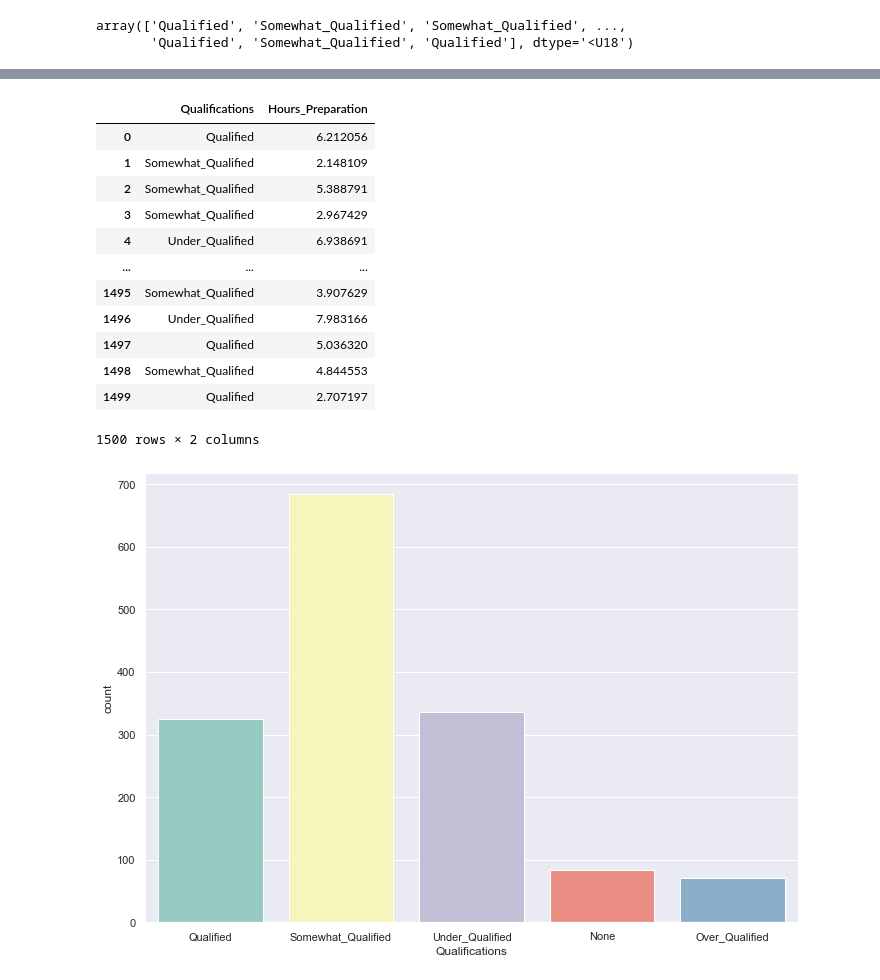
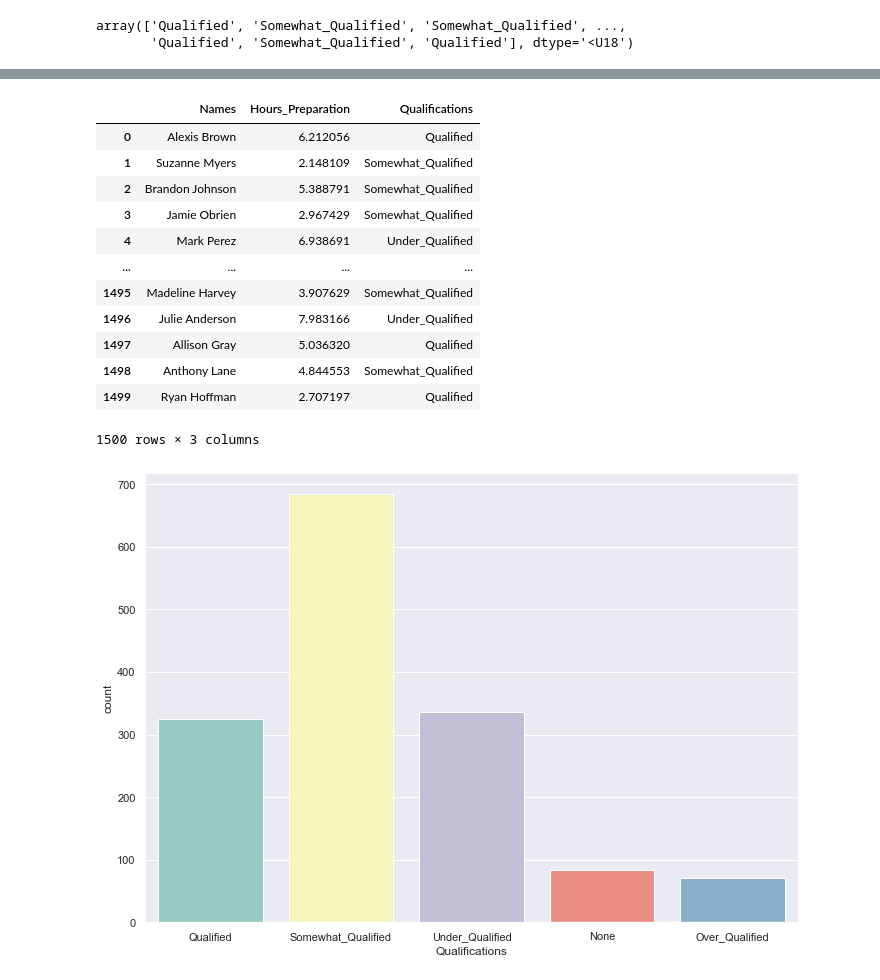
Before and after one commit to Deego88/Programming_for_Data_Analysis_Project_2020, a Jupyter notebook: Programming_for_Data_Analysis_Project_2020.ipynb, the cells around one changed output, grey strips where cells are left out. Saved outputs shown, nothing was run; the diff lists cells and outputs as text; code cells hidden in the pictures.

```diff
--- a/Programming_for_Data_Analysis_Project_2020.ipynb
+++ b/Programming_for_Data_Analysis_Project_2020.ipynb
@@ -147,5 +147,5 @@ print(Fake_Name_List)
 # %%
-df_0 = pd.DataFrame(Fake_Name_List, columns=["Names"])
-df_0
+df_Names = pd.DataFrame(Fake_Name_List, columns=["Names"])
+df_Names
 # %% [output]
 |  | Names |
@@ -186,3 +186,7 @@ df
 | 1498 | 4.844553 |
 | 1499 | 2.707197 |
 1500 rows × 1 columns
+# %%
+df_Names.assign(Hours_Preparation= df)
+df_Names= df_Names.assign(Hours_Preparation= df)
+df_Names
@@ -296,26 +332,22 @@ array(['Qualified', 'Somewhat_Qualified', 'Somewhat_Qualified', ...,
 # %%
-# Create a DataFrame to view the Qualifications output
-df_1 = pd.DataFrame(Qual, columns=["Qualifications"])
-df_1
-
 # Add Second Variable to our Data Frame. This is probably the simplist way to add the new column.
-df_1.assign(Hours_Preparation= Hrs_prep)
-df_1 = df_1.assign(Hours_Preparation= Hrs_prep)
-df_1
+df_Names.assign(Qualifications= df_1)
+df_Names = df_Names.assign(Qualifications= df_1)
+df_Names
 # %% [output]
-|  | Qualifications | Hours_Preparation |
-| 0 | Qualified | 6.212056 |
-| 1 | Somewhat_Qualified | 2.148109 |
-| 2 | Somewhat_Qualified | 5.388791 |
-| 3 | Somewhat_Qualified | 2.967429 |
-| 4 | Under_Qualified | 6.938691 |
-| ... | ... | ... |
-| 1495 | Somewhat_Qualified | 3.907629 |
-| 1496 | Under_Qualified | 7.983166 |
-| 1497 | Qualified | 5.036320 |
-| 1498 | Somewhat_Qualified | 4.844553 |
-| 1499 | Qualified | 2.707197 |
+|  | Names | Hours_Preparation | Qualifications |
+| 0 | Alexis Brown | 6.212056 | Qualified |
+| 1 | Suzanne Myers | 2.148109 | Somewhat_Qualified |
+| 2 | Brandon Johnson | 5.388791 | Somewhat_Qualified |
+| 3 | Jamie Obrien | 2.967429 | Somewhat_Qualified |
+| 4 | Mark Perez | 6.938691 | Under_Qualified |
+| ... | ... | ... | ... |
+| 1495 | Madeline Harvey | 3.907629 | Somewhat_Qualified |
+| 1496 | Julie Anderson | 7.983166 | Under_Qualified |
+| 1497 | Allison Gray | 5.036320 | Qualified |
+| 1498 | Anthony Lane | 4.844553 | Somewhat_Qualified |
+| 1499 | Ryan Hoffman | 2.707197 | Qualified |
-1500 rows × 2 columns
+1500 rows × 3 columns
 # %%
 # Create a countplot to illustrate the data better
 sns.countplot(x="Qualifications", data=df_1, palette="Set3",)
```
Also changed, not shown: parts of 30 cells of this notebook, 1 other file.
